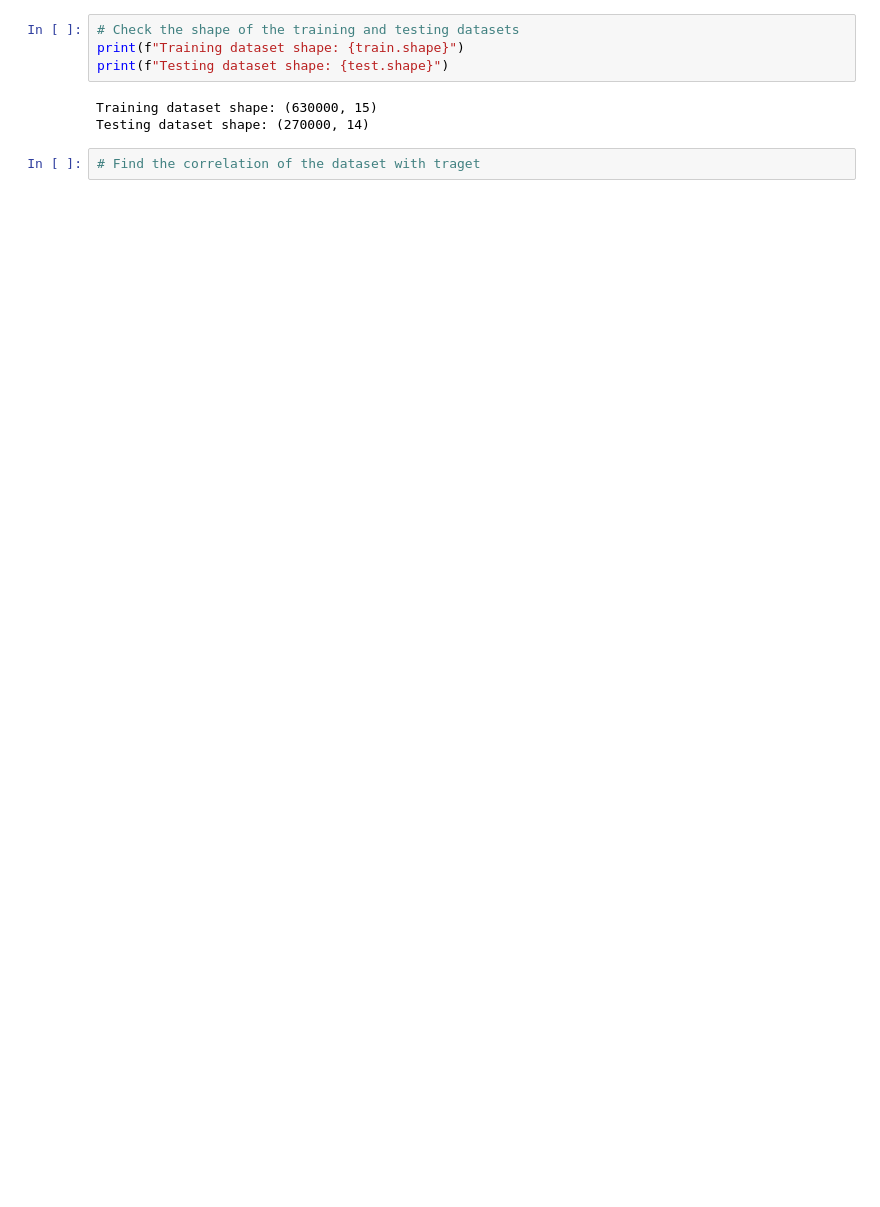
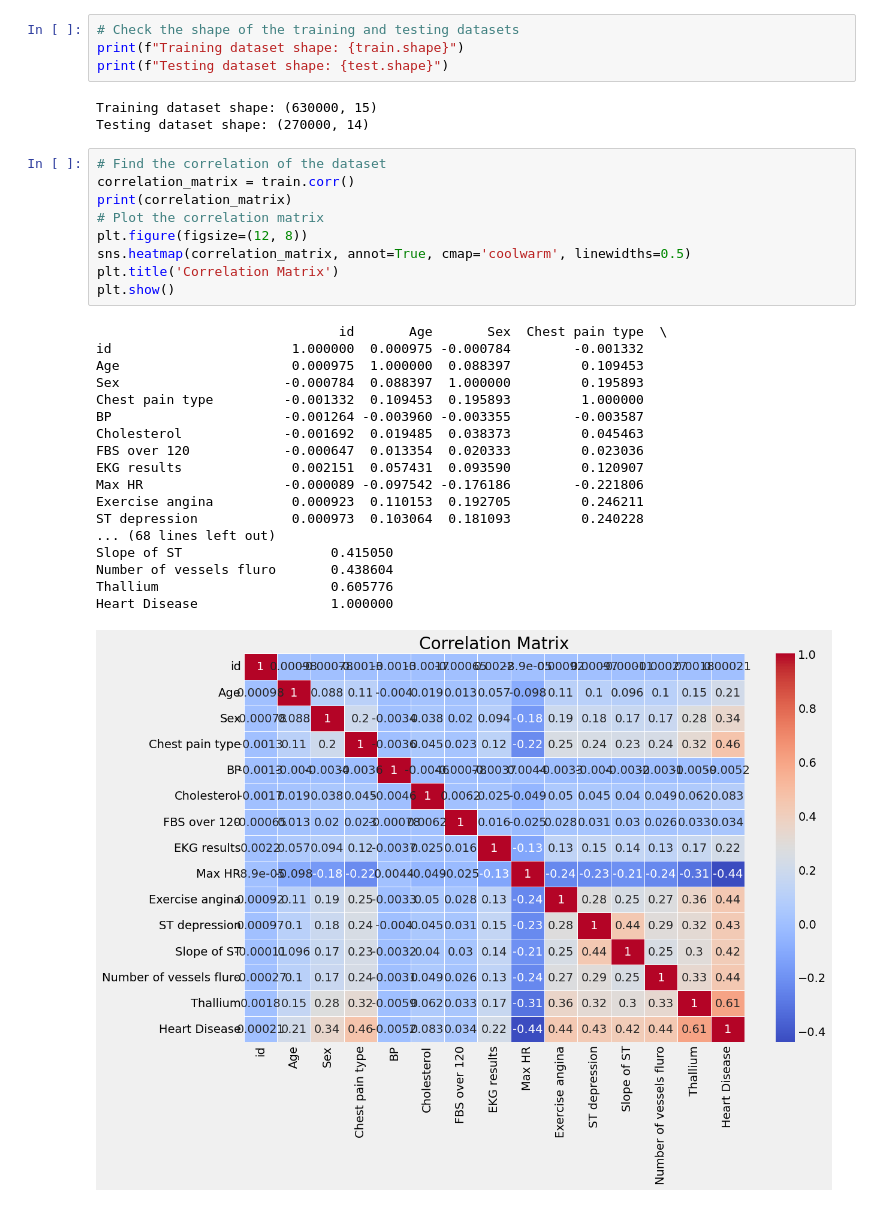
Before and after one commit to abbas829/Kaggle_work, a Jupyter notebook: heart_disease_prediction/EDA_heart_disease_dataset.ipynb, the cells around one changed output. Saved outputs shown, nothing was run; the diff lists cells and outputs as text; blank space fills up the shorter version.

Commit message:
heart

```diff
--- a/heart_disease_prediction/EDA_heart_disease_dataset.ipynb
+++ b/heart_disease_prediction/EDA_heart_disease_dataset.ipynb
@@ -126,5 +126,31 @@ print(f"Testing dataset shape: {test.shape}")
 # %% [output]
 Training dataset shape: (630000, 15)
 Testing dataset shape: (270000, 14)
-# %%
-# Find the correlation of the dataset with traget
+# %%
+# Find the correlation of the dataset
+correlation_matrix = train.corr()
+print(correlation_matrix)
+# Plot the correlation matrix
+plt.figure(figsize=(12, 8))
+sns.heatmap(correlation_matrix, annot=True, cmap='coolwarm', linewidths=0.5)
+plt.title('Correlation Matrix')
+plt.show()
+# %% [output]
+                               id       Age       Sex  Chest pain type  \
+id                       1.000000  0.000975 -0.000784        -0.001332
+Age                      0.000975  1.000000  0.088397         0.109453
+Sex                     -0.000784  0.088397  1.000000         0.195893
+Chest pain type         -0.001332  0.109453  0.195893         1.000000
+BP                      -0.001264 -0.003960 -0.003355        -0.003587
+Cholesterol             -0.001692  0.019485  0.038373         0.045463
+FBS over 120            -0.000647  0.013354  0.020333         0.023036
+EKG results              0.002151  0.057431  0.093590         0.120907
+Max HR                  -0.000089 -0.097542 -0.176186        -0.221806
+Exercise angina          0.000923  0.110153  0.192705         0.246211
+ST depression            0.000973  0.103064  0.181093         0.240228
+... (68 lines left out)
+Slope of ST                   0.415050
+Number of vessels fluro       0.438604
+Thallium                      0.605776
+Heart Disease                 1.000000
+[figure, added]
```
Also changed, not shown: parts of 2 cells of this notebook, 6 other files.
